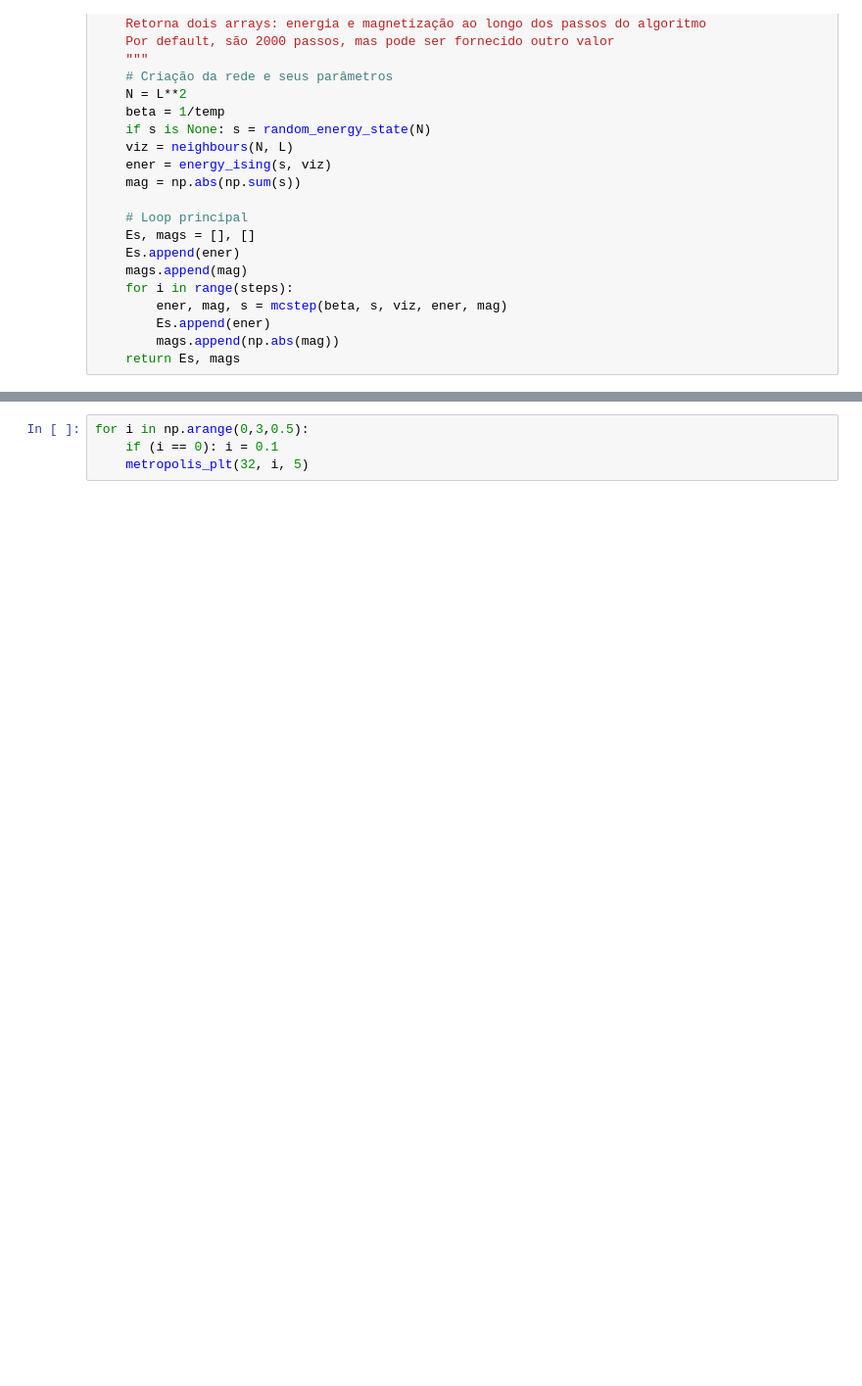
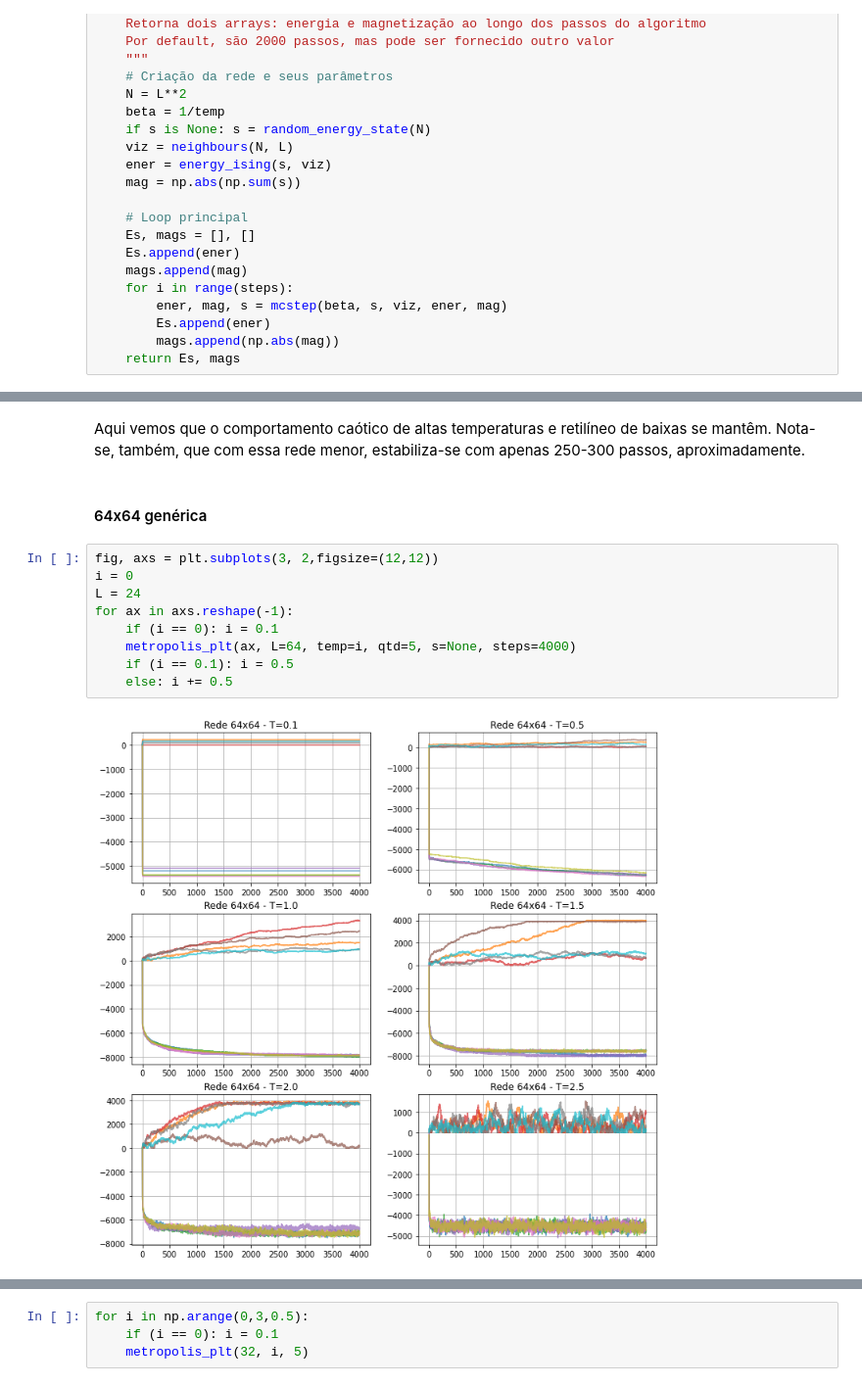
Before and after one commit to arthursl12/FisicaEstatistica, a Jupyter notebook: Metropolis.ipynb, the cells around one changed output, grey strips where cells are left out. Shown at 98% size. Cells and saved outputs as stored; diff of their text form; blank space fills up the shorter version.

```diff
--- a/Metropolis.ipynb
+++ b/Metropolis.ipynb
@@ -161,0 +151,15 @@ for ax in axs.reshape(-1):
+# %% [markdown]
+Aqui vemos que o comportamento caótico de altas temperaturas e retilíneo de baixas se mantêm. Nota-se, também, que com essa rede menor, estabiliza-se com apenas 250-300 passos, aproximadamente.
+# %% [markdown]
+#### 64x64 genérica
+# %%
+fig, axs = plt.subplots(3, 2,figsize=(12,12))
+i = 0
+L = 24
+for ax in axs.reshape(-1):
+    if (i == 0): i = 0.1
+    metropolis_plt(ax, L=64, temp=i, qtd=5, s=None, steps=4000)
+    if (i == 0.1): i = 0.5
+    else: i += 0.5
+# %% [output]
+[figure, added]
```
Also changed, not shown: parts of 42 cells of this notebook.
